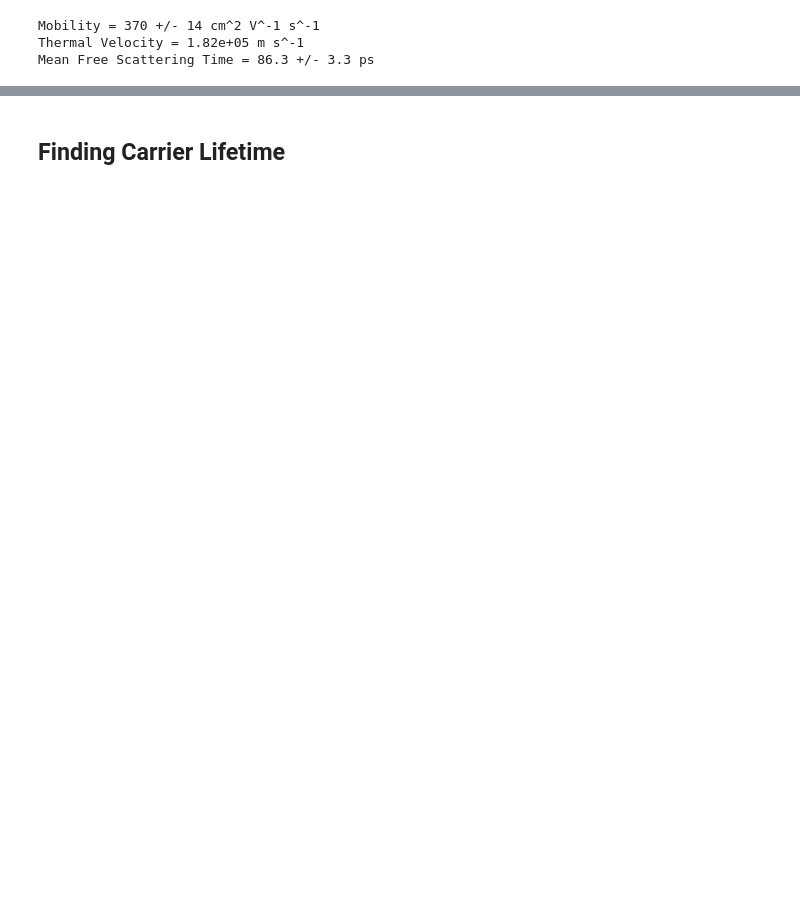
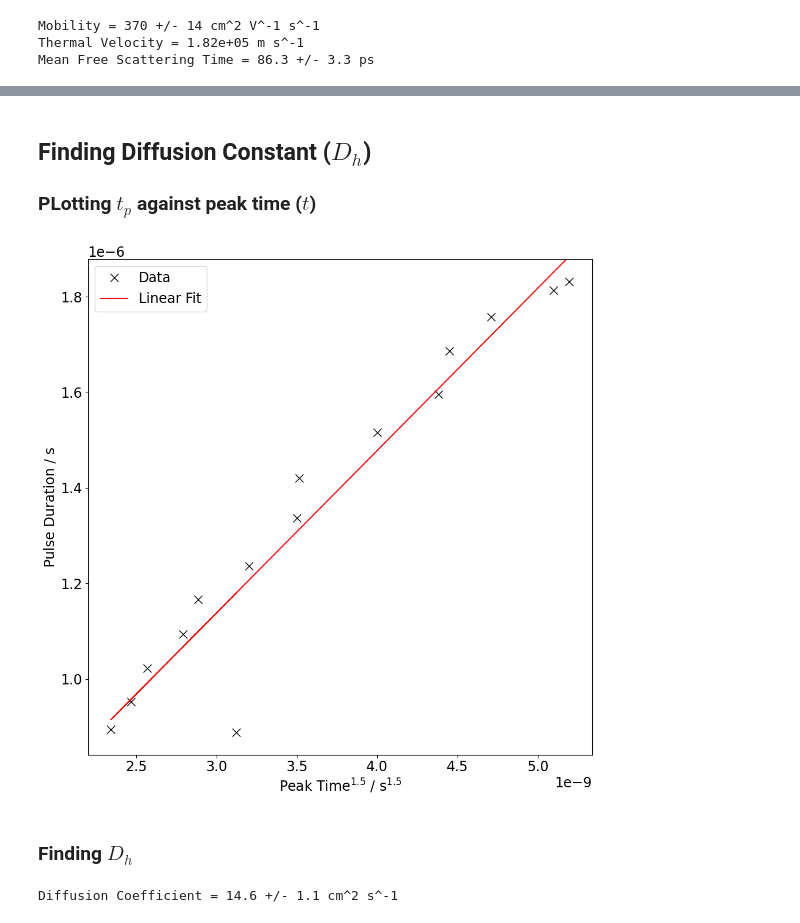
Before and after one commit to tresul03/The-Haynes-Shockley-Experiment-, a Jupyter notebook: src/analysis.ipynb, the cells around one changed output, grey strips where cells are left out. Saved outputs shown, nothing was run; the diff lists cells and outputs as text; code cells hidden in the pictures; blank space fills up the shorter version.

```diff
--- a/src/analysis.ipynb
+++ b/src/analysis.ipynb
@@ -202,2 +146,17 @@ Diffusion Coefficient = 11.2 +/- 0.57 cm^2 s^-1
+# %% [markdown]
+## Finding Diffusion Constant ($D_{h}$)
+
+### PLotting $t_{p}$ against peak time ($t$)
+# %%
+pulse_duration_vs_peak_time = dict(zip(results["peak_time"]**1.5, results["pulse_duration"]))
+popt, pcov = curve_fit(linear, list(pulse_duration_vs_peak_time.keys()), list(pulse_duration_vs_peak_time.values()), maxfev=50000)
+
+fig = plt.figure(figsize=(10, 10))
+ax1 = fig.add_subplot(1, 1, 1)
+
+plot_data(fig, ax1, pulse_duration_vs_peak_time, "Data", None, None)
+plot_data(fig, ax1, dict(zip(np.array(list(pulse_duration_vs_peak_time.keys())), linear(np.array(list(pulse_duration_vs_peak_time.keys())), *popt))), "Linear Fit", "Peak Time$^{1.5}$ / s$^{1.5}$", "Pulse Duration / s", color="red", linestyle="-", marker=None, markersize=None)
+# %% [output]
+[figure, added]
 # %% [markdown]
-## Finding Carrier Lifetime
+### Finding $D_{h}$
@@ -205,0 +163,6 @@ drift_time_against_field_voltage = dict(zip(c3_voltages * peak_voltages * pulse_
+# %%
+diffusion_coefficient = (popt[0] * d_3) ** 2 / (16*np.log(2))
+diffusion_coefficient_uncertainty = diffusion_coefficient * (pcov[0][0]**0.5) / popt[0]
+print(f"Diffusion Coefficient = {diffusion_coefficient * 1e4:.3g} +/- {diffusion_coefficient_uncertainty * 1e4:.2g} cm^2 s^-1")
+# %% [output]
+Diffusion Coefficient = 14.6 +/- 1.1 cm^2 s^-1
```
Also changed, not shown: parts of 21 cells of this notebook.
